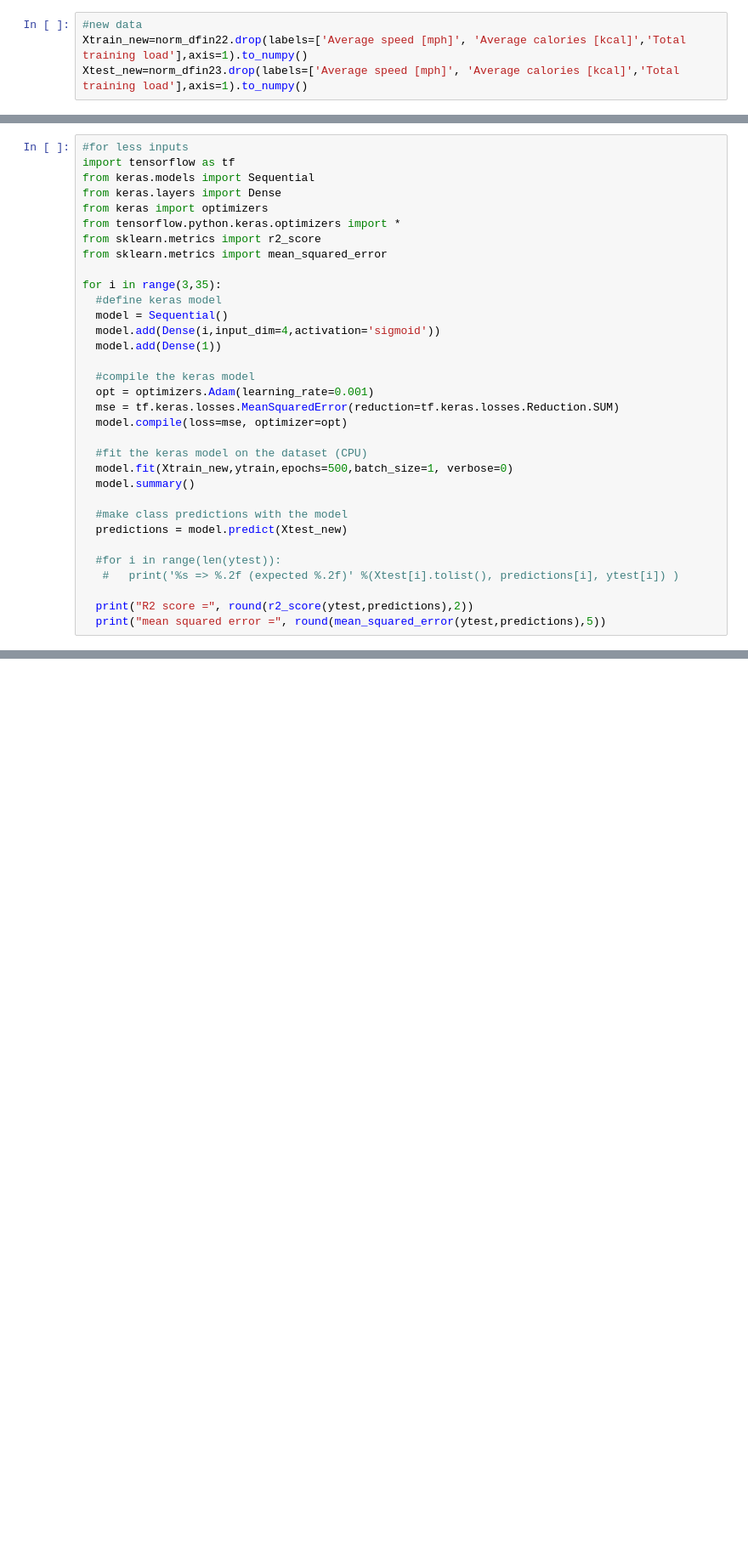
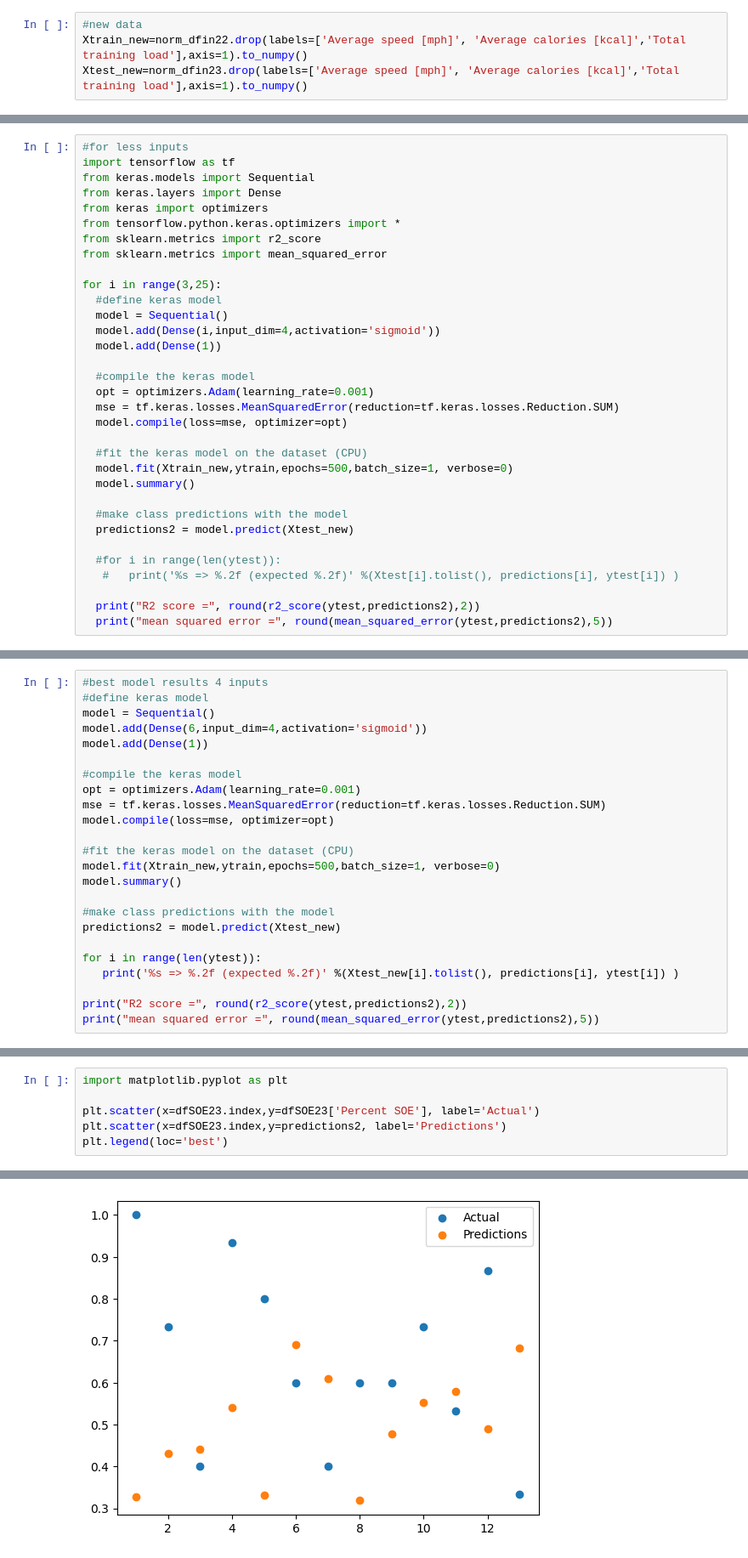
Before and after one commit to dboyko44/ML-Final-Project, a Jupyter notebook: ML_Final_Project_team.ipynb, the cells around one changed output, grey strips where cells are left out. Shown at 85% size. Saved outputs shown, nothing was run; the diff lists cells and outputs as text; blank space fills up the shorter version.

```diff
--- a/ML_Final_Project_team.ipynb
+++ b/ML_Final_Project_team.ipynb
@@ -211,7 +297,7 @@ from tensorflow.python.keras.optimizers import *
 from sklearn.metrics import r2_score
 from sklearn.metrics import mean_squared_error
 
-for i in range(3,35):
+for i in range(3,25):
   #define keras model
   model = Sequential()
   model.add(Dense(i,input_dim=4,activation='sigmoid'))
@@ -227,11 +313,11 @@ for i in range(3,35):
   model.summary()
 
   #make class predictions with the model
-  predictions = model.predict(Xtest_new)
+  predictions2 = model.predict(Xtest_new)
 
   #for i in range(len(ytest)):
    #   print('%s => %.2f (expected %.2f)' %(Xtest[i].tolist(), predictions[i], ytest[i]) )
 
-  print("R2 score =", round(r2_score(ytest,predictions),2))
-  print("mean squared error =", round(mean_squared_error(ytest,predictions),5))
+  print("R2 score =", round(r2_score(ytest,predictions2),2))
+  print("mean squared error =", round(mean_squared_error(ytest,predictions2),5))
 # %% [output]
@@ -261,0 +341,24 @@ plt.scatter(ytest, predictions)
+# %%
+#best model results 4 inputs
+#define keras model
+model = Sequential()
+model.add(Dense(6,input_dim=4,activation='sigmoid'))
+model.add(Dense(1))
+
+#compile the keras model
+opt = optimizers.Adam(learning_rate=0.001)
+mse = tf.keras.losses.MeanSquaredError(reduction=tf.keras.losses.Reduction.SUM)
+model.compile(loss=mse, optimizer=opt)
+
+#fit the keras model on the dataset (CPU)
+model.fit(Xtrain_new,ytrain,epochs=500,batch_size=1, verbose=0)
+model.summary()
+
+#make class predictions with the model
+predictions2 = model.predict(Xtest_new)
+
+for i in range(len(ytest)):
+   print('%s => %.2f (expected %.2f)' %(Xtest_new[i].tolist(), predictions[i], ytest[i]) )
+
+print("R2 score =", round(r2_score(ytest,predictions2),2))
+print("mean squared error =", round(mean_squared_error(ytest,predictions2),5))
@@ -261,0 +383,7 @@ plt.scatter(ytest, predictions)
+# %%
+import matplotlib.pyplot as plt
+
+plt.scatter(x=dfSOE23.index,y=dfSOE23['Percent SOE'], label='Actual')
+plt.scatter(x=dfSOE23.index,y=predictions2, label='Predictions')
+plt.legend(loc='best')
+# %% [output]
@@ -262,3 +391,4 @@ plt.scatter(ytest, predictions)
+[figure, added]
 # %%
 from sklearn.ensemble import RandomForestRegressor
 from sklearn.metrics import r2_score
```
Also changed, not shown: parts of 27 cells of this notebook.
